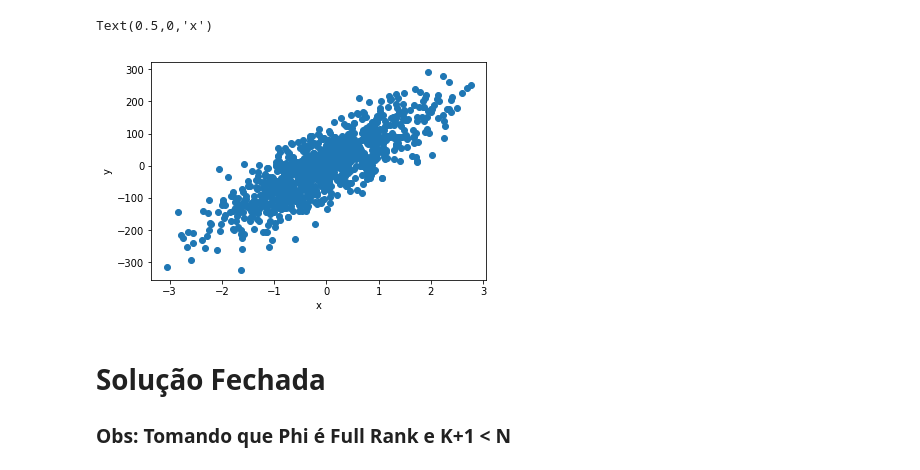
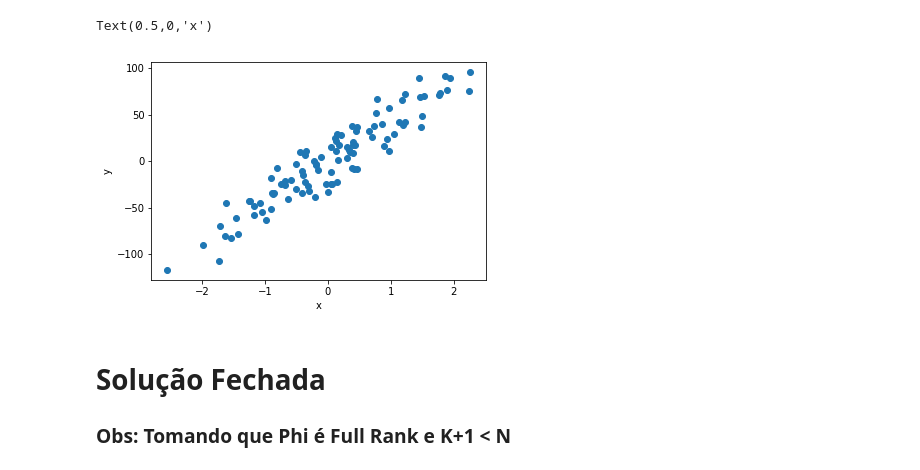
Before and after one commit to douglashsabreu/MachineLearning, a Jupyter notebook: LinearRegression/linear_regression.ipynb, the cells around one changed output. Cells and saved outputs as stored; diff of their text form; code cells hidden in the pictures.

```diff
--- a/LinearRegression/linear_regression.ipynb
+++ b/LinearRegression/linear_regression.ipynb
@@ -16,13 +16,13 @@ def _generate_phi(degree, data):
 
     return phi
 # %%
-x, y = make_regression(n_samples=1000, n_features=1, n_informative=1, random_state=0, noise=55)
+x, y = make_regression(n_samples=100, n_features=1, n_informative=1, random_state=0, noise=15)
 plt.scatter(x, y)
 plt.ylabel('y')
 plt.xlabel('x')
 # %% [output]
 Text(0.5,0,'x')
-[figure, old version]
+[figure, new version]
 # %% [markdown]
 # Solução Fechada
 
```
Also changed, not shown: parts of 5 cells of this notebook.
